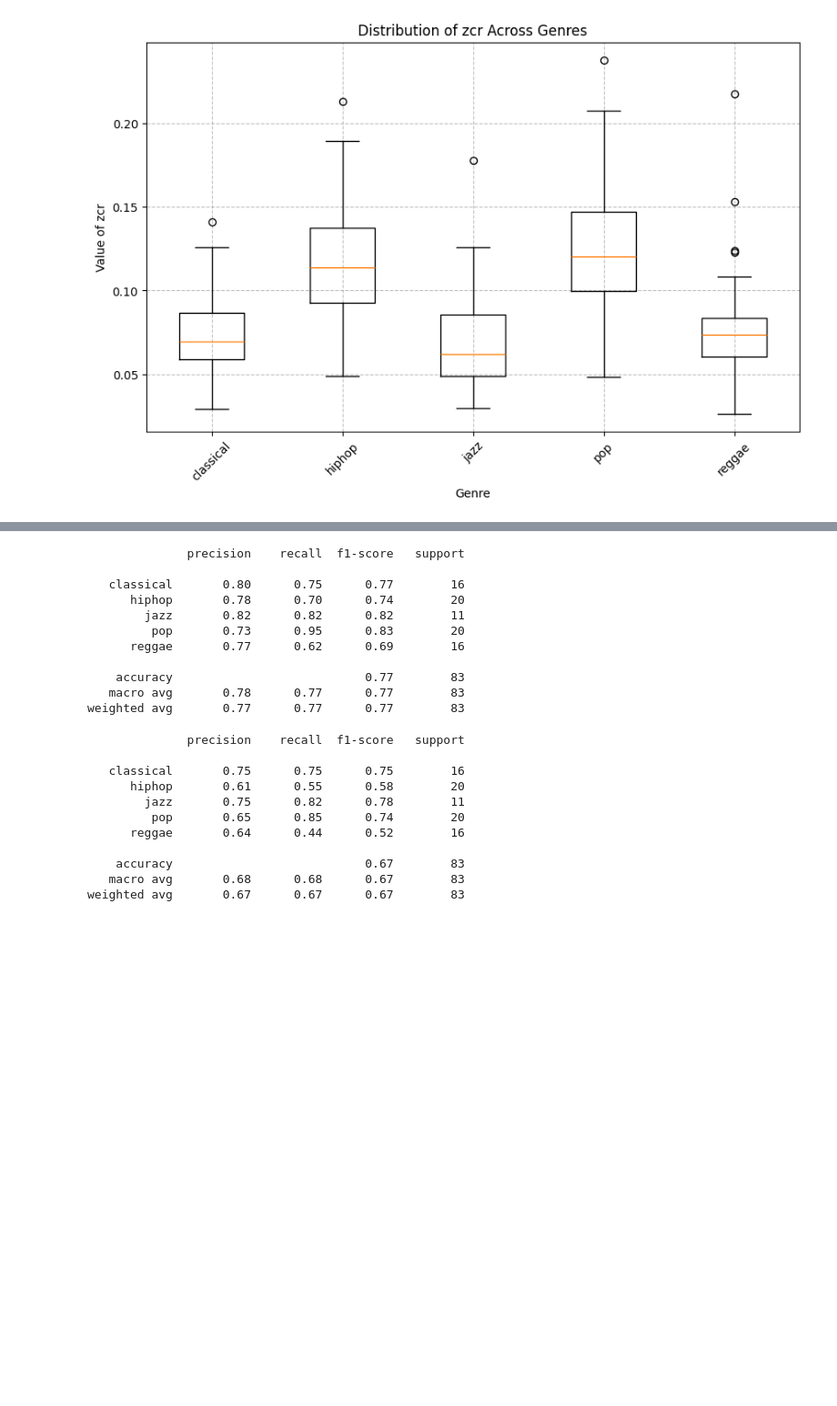
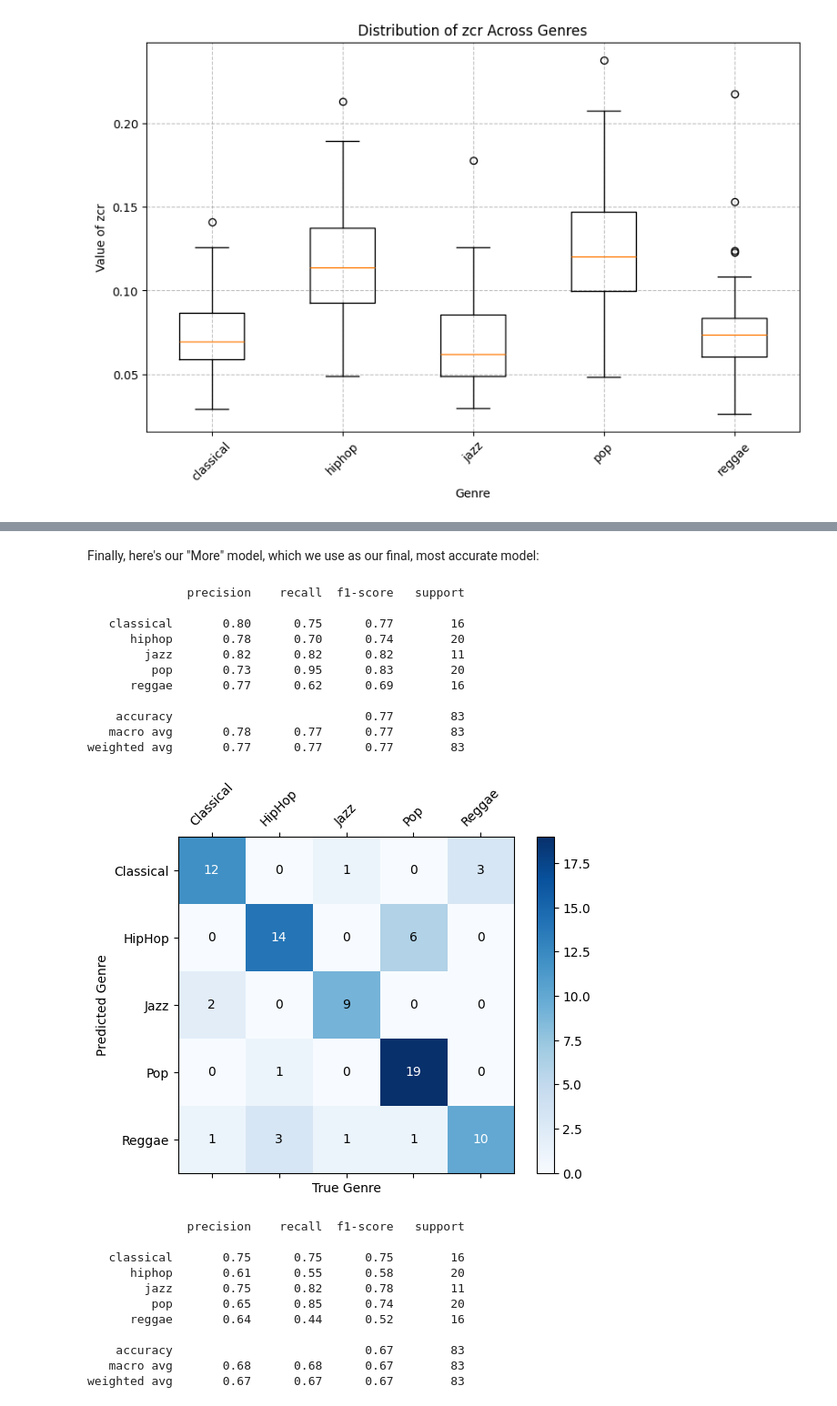
Before and after one commit to Andethy/AudioTechII-Final, a Jupyter notebook: final.ipynb, the cells around one changed output, grey strips where cells are left out. Shown at 91% size. Drawn from its saved outputs; the diff is of its cells as text; code cells hidden in the pictures; blank space fills up the shorter version.

```diff
--- a/final.ipynb
+++ b/final.ipynb
@@ -517,20 +532,24 @@ weighted avg       0.70      0.70      0.69        83
+# %% [markdown]
+Finally, here's our "More" model, which we use as our final, most accurate model:
 # %%
 # Final Model
 mF = Model(DATA, [*(f'mfcc{n}' for n in range(10)), 'tempo', 'rms', 'bandwidth', 'centroid', 'contrast', 'rolloff'])
 mF.generate_model()
 print(mF.get_report())
+get_heatmap(mF.get_matrix())
 # %% [output]
               precision    recall  f1-score   support
 
    classical       0.80      0.75      0.77        16
       hiphop       0.78      0.70      0.74        20
         jazz       0.82      0.82      0.82        11
          pop       0.73      0.95      0.83        20
       reggae       0.77      0.62      0.69        16
 
     accuracy                           0.77        83
    macro avg       0.78      0.77      0.77        83
 weighted avg       0.77      0.77      0.77        83
+[figure, added]
 # %%
 ### EXAMPLE MODEL
 
```
Also changed, not shown: parts of 7 cells of this notebook.
